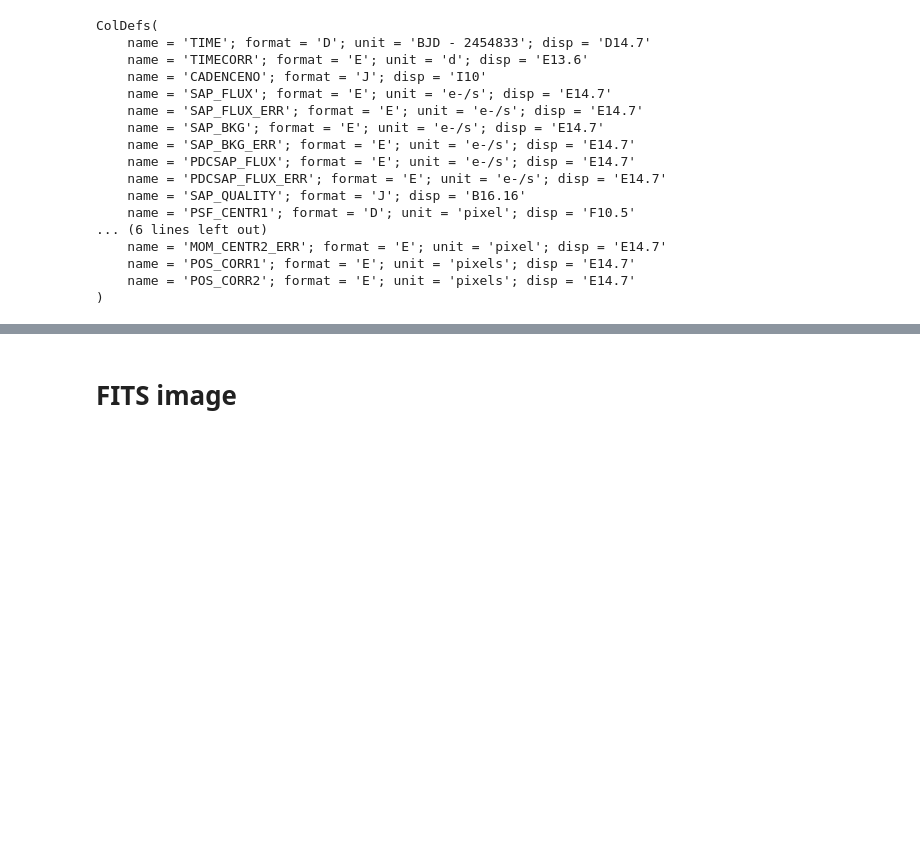
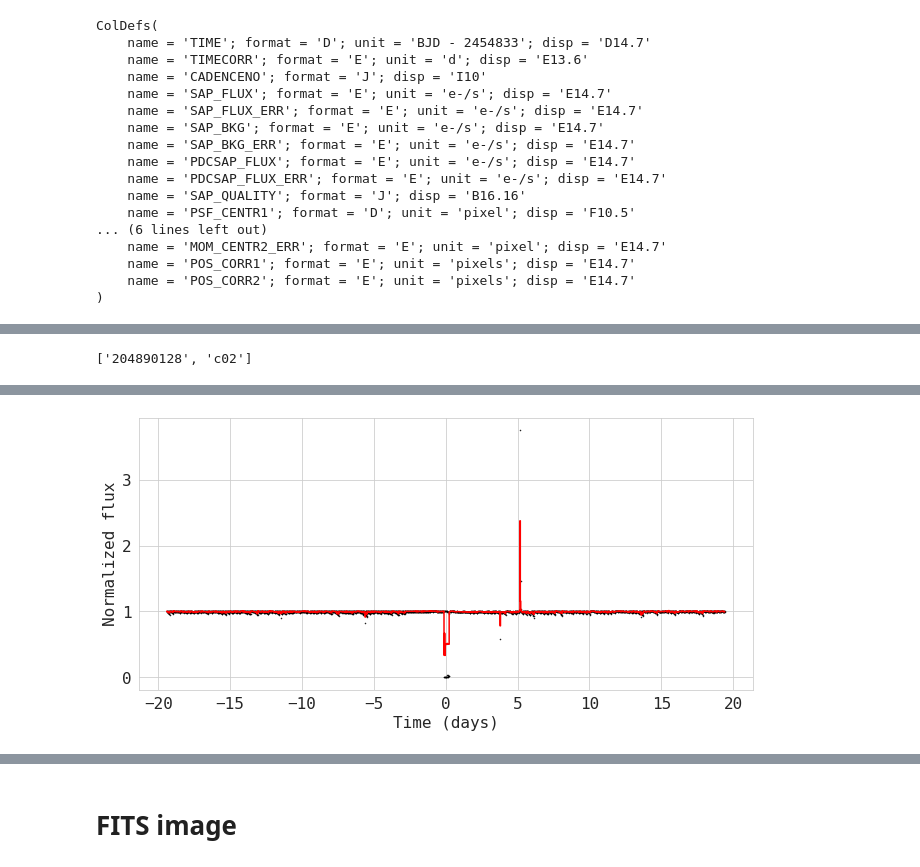
Before and after one commit to alphasentaurii/starskope, a Jupyter notebook: starskope_3.ipynb, the cells around one changed output, grey strips where cells are left out. Cells and saved outputs as stored; diff of their text form; code cells hidden in the pictures; blank space fills up the shorter version.

```diff
--- a/starskope_3.ipynb
+++ b/starskope_3.ipynb
@@ -396,0 +554,8 @@ ColDefs(
+# %%
+file = files[0].replace('ktwo','')
+newfile = file.replace('_llc.fits','')
+pair = newfile.split('-')
+# %%
+pair
+# %% [output]
+['204890128', 'c02']
@@ -396,0 +625,3 @@ ColDefs(
+# %%
+planet_hunter(f=files[0], fmt='kepler.fits')
+# %% [output]
@@ -396,0 +629 @@ ColDefs(
+[figure, added]
```
Also changed, not shown: parts of 30 cells of this notebook.
